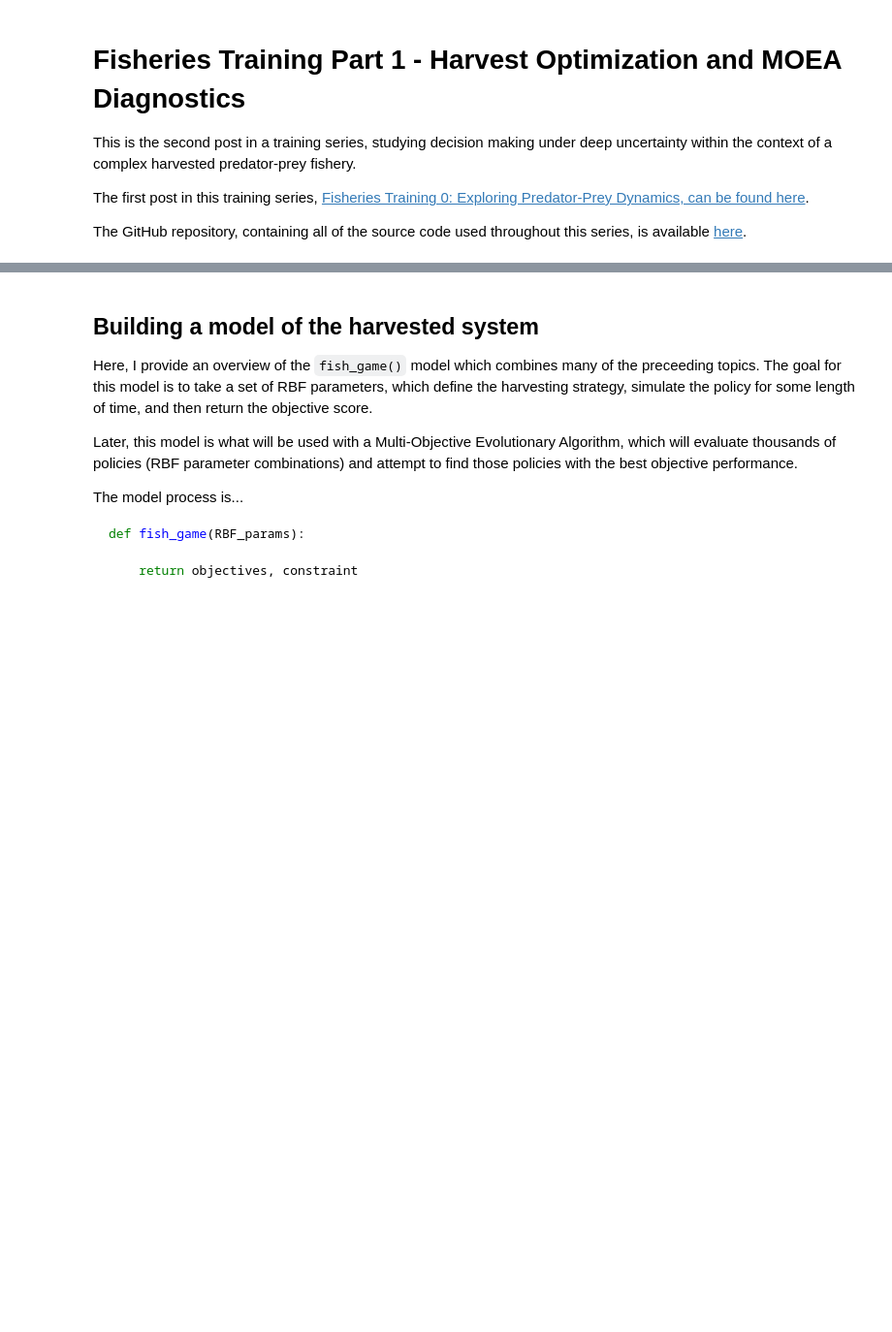
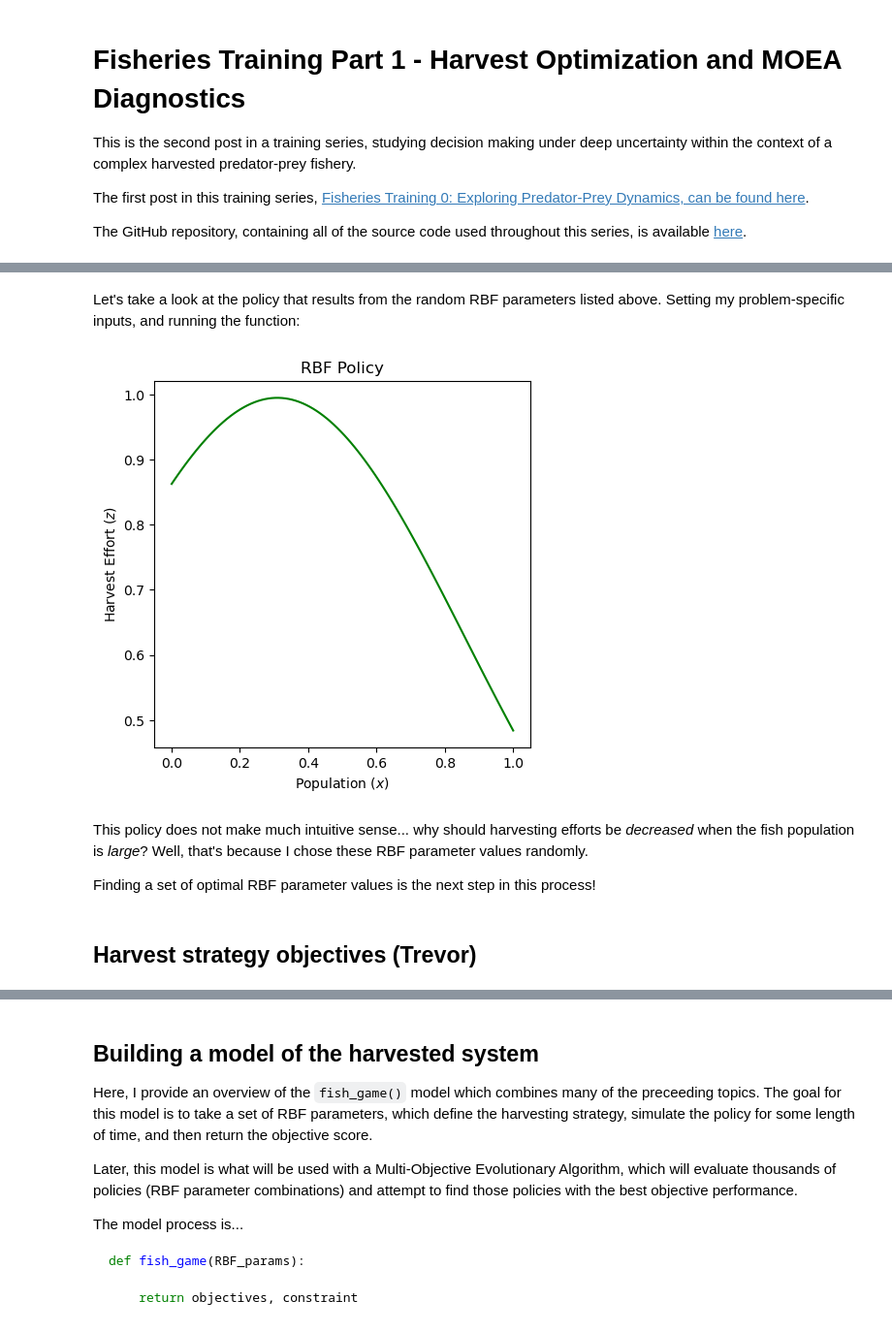
Before and after one commit to TrevorJA/harvested_predator_prey_system_tutorial_series, a Jupyter notebook: Part_1_MOEA_Diagnostics/Part 1 - Harvest Optimization and MOEA Diagnostics.ipynb, the cells around one changed output, grey strips where cells are left out. Shown at 97% size. Saved outputs shown, nothing was run; the diff lists cells and outputs as text; code cells hidden in the pictures; blank space fills up the shorter version.

```diff
--- a/Part_1_MOEA_Diagnostics/Part 1 - Harvest Optimization and MOEA Diagnostics.ipynb
+++ b/Part_1_MOEA_Diagnostics/Part 1 - Harvest Optimization and MOEA Diagnostics.ipynb
@@ -47,0 +163,18 @@ At every timestep
+# %% [markdown]
+Let's take a look at the policy that results from the random RBF parameters listed above. Setting my problem-specific inputs, and running the function:
+# %%
+nRBFs = 2
+RBF_params = [0.2, 1.1, 0.41, 0.34,0.7, 0.59]
+x_range = [0, 1]
+x_label = 'Population ($x$)'
+y_range = [0,1]
+y_label = 'Harvest Effort ($z$)'
+plot_RBF_policy(x_range, x_label, y_range, y_label, RBF_params, nRBFs)
+# %% [output]
+[figure, added]
+# %% [markdown]
+This policy does not make much intuitive sense... why should harvesting efforts be _decreased_ when the fish population is _large_? Well, that's because I chose these RBF parameter values randomly.
+
+Finding a set of optimal RBF parameter values is the next step in this process!
+# %% [markdown]
+## Harvest strategy objectives (Trevor)
```
Also changed, not shown: parts of 14 cells of this notebook, 1 other file.
